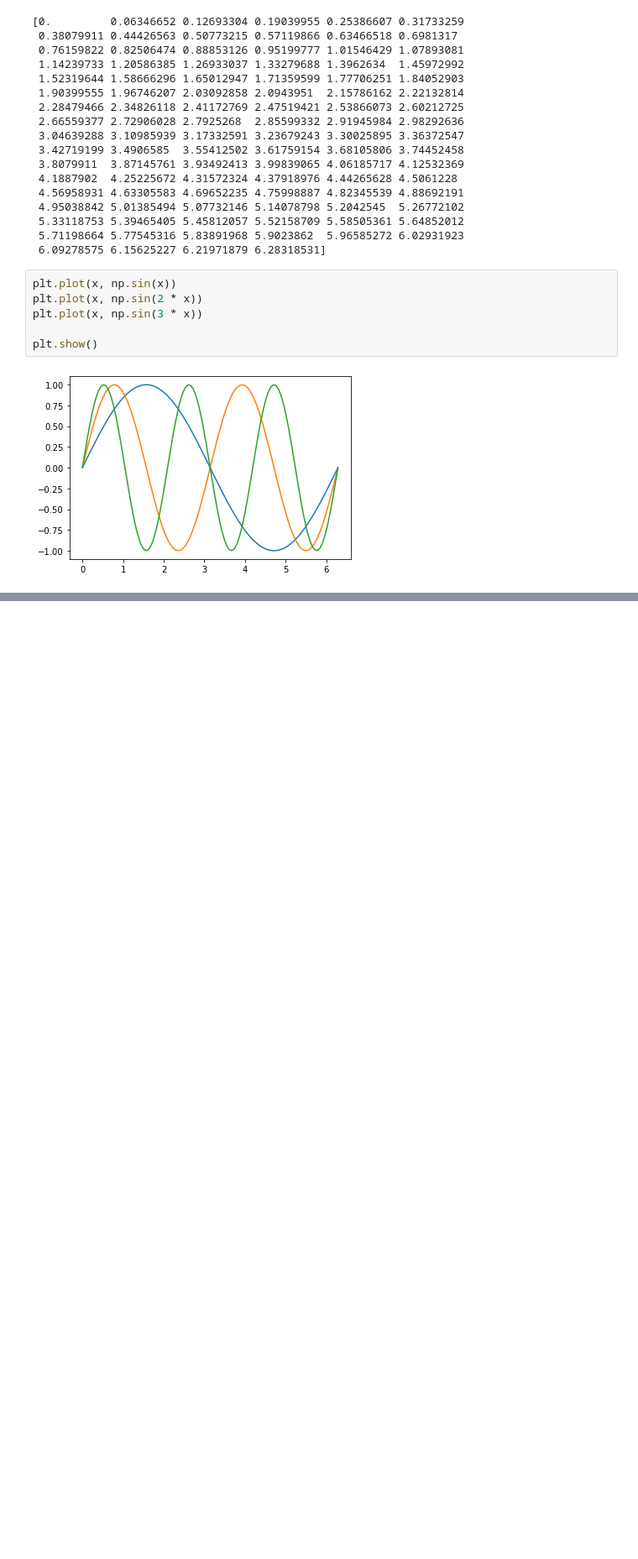
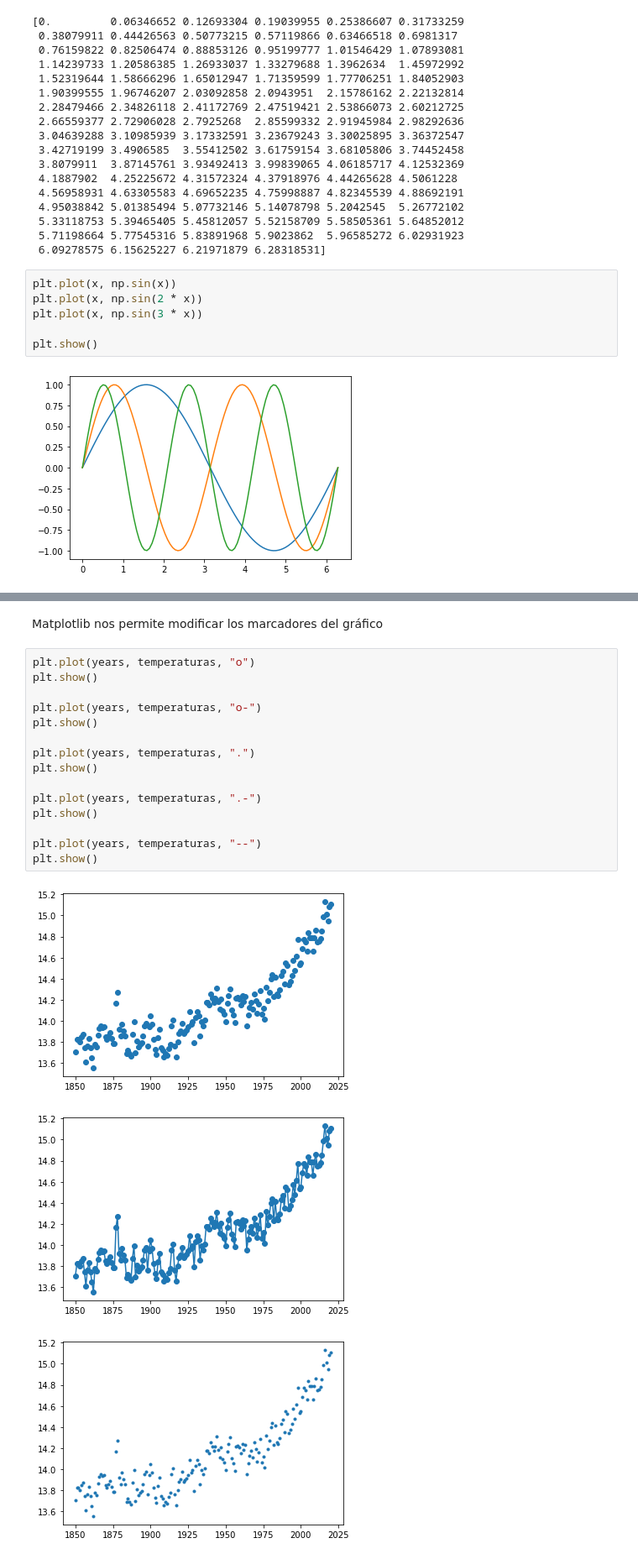
Before and after one commit to GeoLatinas/Intro-to-python, a Jupyter notebook: notebooks/04-graficos.ipynb, the cells around one changed output, grey strips where cells are left out. Shown at 84% size. Saved outputs shown, nothing was run; the diff lists cells and outputs as text; blank space fills up the shorter version.

```diff
--- a/notebooks/04-graficos.ipynb
+++ b/notebooks/04-graficos.ipynb
@@ -163,0 +163,21 @@ plt.show()
+# %% [markdown]
+Matplotlib nos permite modificar los marcadores del gráfico
+# %%
+plt.plot(years, temperaturas, "o")
+plt.show()
+
+plt.plot(years, temperaturas, "o-")
+plt.show()
+
+plt.plot(years, temperaturas, ".")
+plt.show()
+
+plt.plot(years, temperaturas, ".-")
+plt.show()
+
+plt.plot(years, temperaturas, "--")
+plt.show()
+# %% [output]
+[figure, added]
+[figure, added]
+[figure, added]
```
Also changed, not shown: parts of 48 cells of this notebook.
